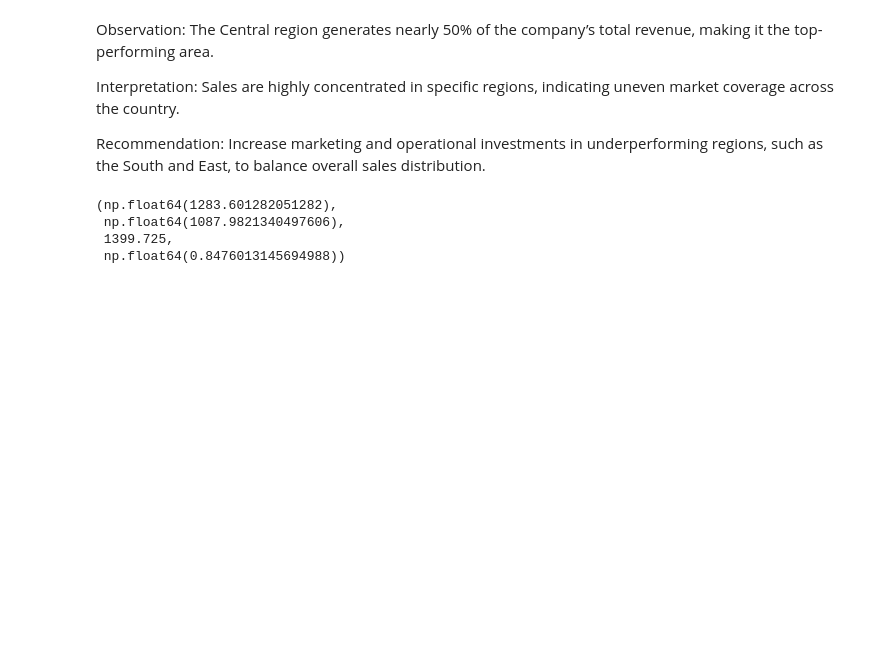
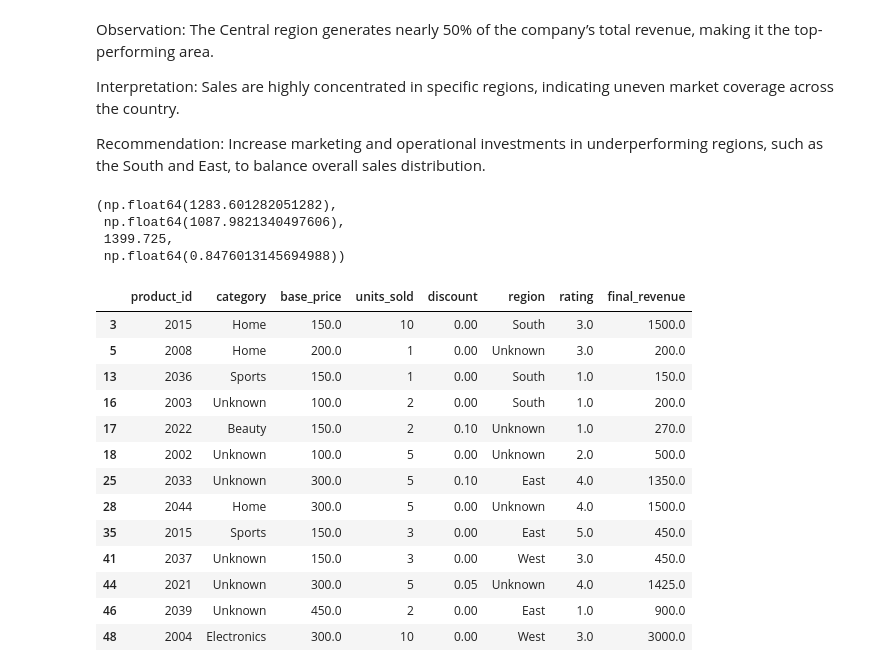
Before and after one commit to SamKratin/python-dataframes-exercises, a Jupyter notebook: python_drill_through.ipynb, the cells around one changed output. Cells and saved outputs as stored; diff of their text form; code cells hidden in the pictures; blank space fills up the shorter version.

```diff
--- a/python_drill_through.ipynb
+++ b/python_drill_through.ipynb
@@ -631,3 +631,69 @@ f_std = (no_outliers['final_revenue'].std()).round(2)
 f_cv = (f_mean / f_std).round(2)
 
 print(f_mean, f_med, f_std, f_cv)
+# %%
+df = pd.read_csv(r'datasets\sales_correlation_dirty8.csv')
+
+df = df.drop_duplicates()
+df.duplicated().sum()
+
+def clean_data(df):
+    # Drop rows with missing data in column: 'product_id'
+    df = df.dropna(subset=['product_id'])
+    # Change column type to int64 for column: 'product_id'
+    df = df.astype({'product_id': 'int64'})
+    # Replace missing values with "Unknown" in column: 'category'
+    df = df.fillna({'category': "Unknown"})
+    # Replace all instances of "unknown" with "Unknown" in column: 'category'
+    df.loc[df['category'].str.lower() == "unknown".lower(), 'category'] = "Unknown"
+    # Replace all instances of "123" with "Unknown" in column: 'category'
+    df['category'] = df['category'].str.replace("123", "Unknown", case=False, regex=False)
+    # Drop rows with missing data in column: 'base_price'
+    df = df.dropna(subset=['base_price'])
+    # Replace missing values with "0" in column: 'units_sold'
+    df = df.fillna({'units_sold': "0"})
+    # Replace all instances of "three" with "3" in column: 'units_sold'
+    df.loc[df['units_sold'].str.lower() == "three".lower(), 'units_sold'] = "3"
+    # Replace missing values with "0" in column: 'discount'
+    df = df.fillna({'discount': "0"})
+    # Replace all instances of "free" with "0" in column: 'discount'
+    df.loc[df['discount'].str.lower() == "free".lower(), 'discount'] = "0"
+    # Replace missing values with "Unknown" in column: 'region'
+    df = df.fillna({'region': "Unknown"})
+    # Replace all instances of "???" with "Unknown" in column: 'region'
+    df.loc[df['region'].str.lower() == "???".lower(), 'region'] = "Unknown"
+    # Replace missing values with the mean of each column in: 'rating'
+    df = df.fillna({'rating': df['rating'].mean()})
+    # Round column 'rating' (Number of decimals: 0)
+    df = df.round({'rating': 0})
+    return df
+
+df_clean = clean_data(df.copy())
+df_clean['discount'] = df_clean['discount'].astype(float)
+df_clean['units_sold'] = df_clean['units_sold'].astype(int)
+
+df_clean['final_revenue'] = (df_clean['base_price'] * df_clean['units_sold'] * (1 - df_clean['discount'])).round(2)
+
+col = df_clean['final_revenue']
+q1, q3 = col.quantile([0.25, 0.75])
+iqr = q3 - q1
+lower = q1 - 1.5 * iqr
+upper = q3 + 1.5 * iqr
+
+df_final = df_clean[(df_clean['final_revenue'] > 100) & (df_clean['final_revenue'] < upper)]
+df_final
+# %% [output]
+|  | product_id | category | base_price | units_sold | discount | region | rating | final_revenue |
+| 3 | 2015 | Home | 150.0 | 10 | 0.00 | South | 3.0 | 1500.0 |
+| 5 | 2008 | Home | 200.0 | 1 | 0.00 | Unknown | 3.0 | 200.0 |
+| 13 | 2036 | Sports | 150.0 | 1 | 0.00 | South | 1.0 | 150.0 |
+| 16 | 2003 | Unknown | 100.0 | 2 | 0.00 | South | 1.0 | 200.0 |
+| 17 | 2022 | Beauty | 150.0 | 2 | 0.10 | Unknown | 1.0 | 270.0 |
+| 18 | 2002 | Unknown | 100.0 | 5 | 0.00 | Unknown | 2.0 | 500.0 |
+| 25 | 2033 | Unknown | 300.0 | 5 | 0.10 | East | 4.0 | 1350.0 |
+| 28 | 2044 | Home | 300.0 | 5 | 0.00 | Unknown | 4.0 | 1500.0 |
+| 35 | 2015 | Sports | 150.0 | 3 | 0.00 | East | 5.0 | 450.0 |
+| 41 | 2037 | Unknown | 150.0 | 3 | 0.00 | West | 3.0 | 450.0 |
+| 44 | 2021 | Unknown | 300.0 | 5 | 0.05 | Unknown | 4.0 | 1425.0 |
+| 46 | 2039 | Unknown | 450.0 | 2 | 0.00 | East | 1.0 | 900.0 |
+| 48 | 2004 | Electronics | 300.0 | 10 | 0.00 | West | 3.0 | 3000.0 |
```
